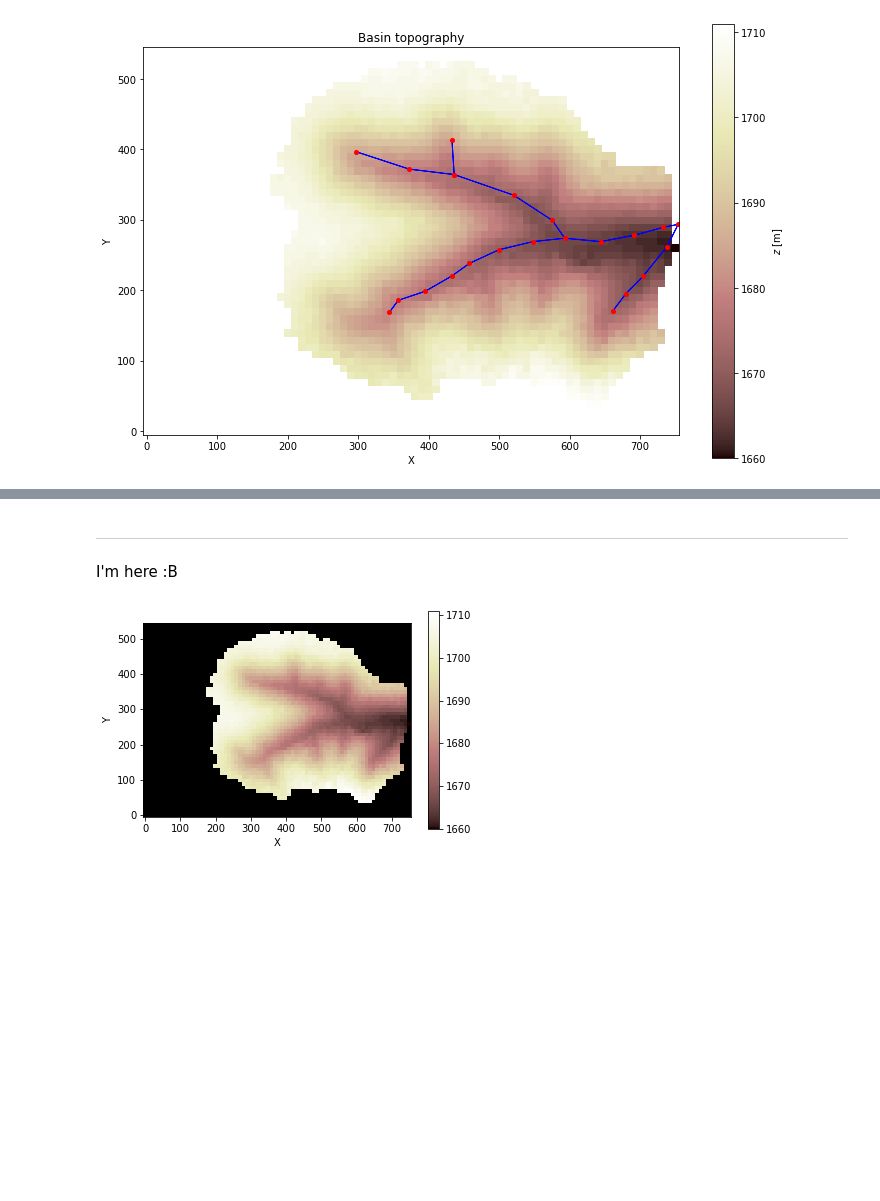
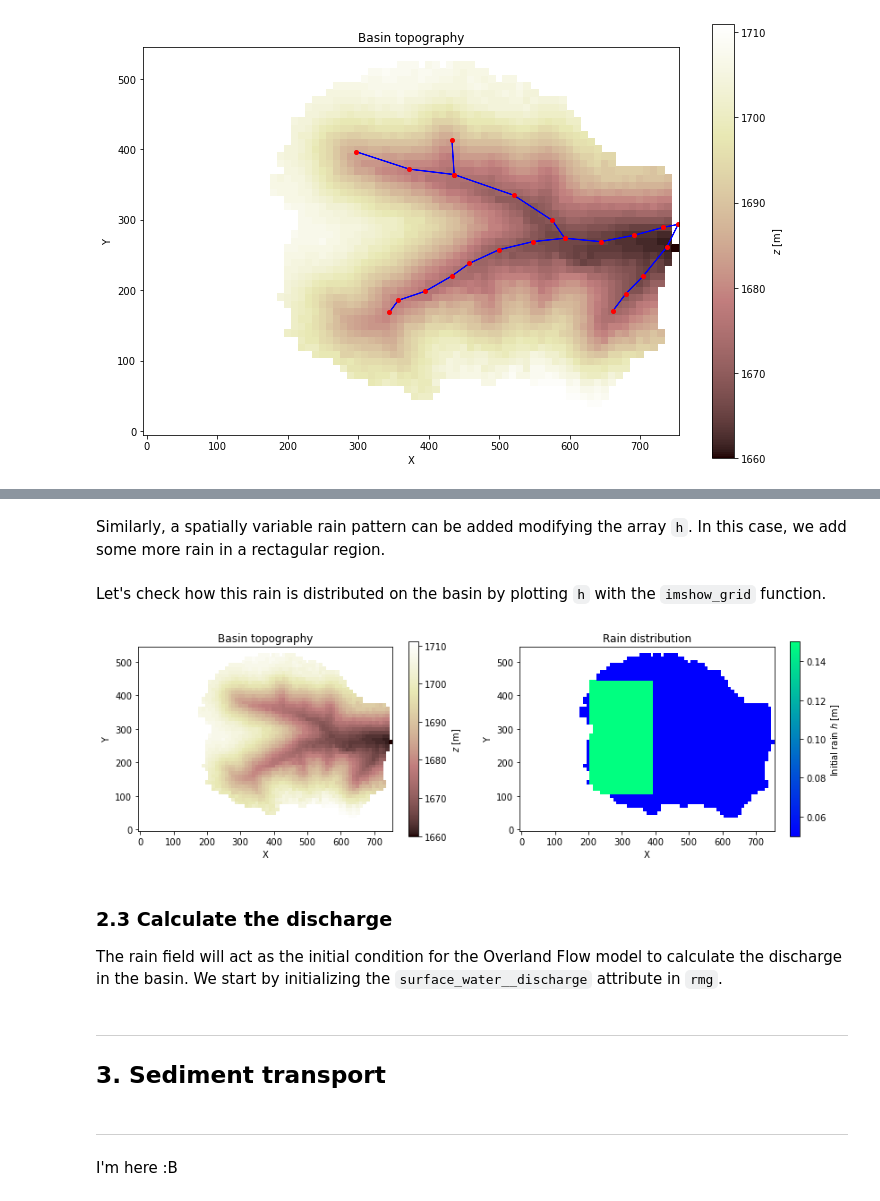
Before and after one commit to espin-2020/fluvial, a Jupyter notebook: fluvial_group.ipynb, the cells around one changed output, grey strips where cells are left out. Cells and saved outputs as stored; diff of their text form; code cells hidden in the pictures; blank space fills up the shorter version.

```diff
--- a/fluvial_group.ipynb
+++ b/fluvial_group.ipynb
@@ -152,0 +163,40 @@ plt.show()
+# %%
+# Initial thin layer of water (m)
+h_init = 0.05
+
+# Start with a dry terrain
+rmg.at_node["surface_water__depth"] = np.zeros(rmg.number_of_nodes)
+
+h = rmg.at_node['surface_water__depth']  # h >> surface water depth
+h += h_init                              #add a little bit of water everywhere
+# %% [markdown]
+Similarly, a spatially variable rain pattern can be added modifying the array `h`. In this case, we add some more rain in a rectagular region.
+# %%
+# Create a list of indexes where to add the rain
+bools = (rmg.node_y > 100)*(rmg.node_y < 450)*(rmg.node_x < 400)*(rmg.node_x > 200)
+
+# Add the rain only to the indexes defined above
+h[bools] = 0.15 #initial water depth m
+# %% [markdown]
+Let's check how this rain is distributed on the basin by plotting `h` with the `imshow_grid` function.
+# %%
+plt.figure(figsize=(14,8))
+plt.subplot(1,2,1)
+imshow_grid(rmg, 'topographic__elevation',\
+            plot_name="Basin topography",\
+            color_for_closed=None,\
+            colorbar_label="$z$ [m]",\
+            output=None,shrink=0.5)
+plt.subplot(1,2,2)
+imshow_grid(rmg, h,\
+            plot_name="Rain distribution",\
+            color_for_closed=None,\
+            colorbar_label="Initial rain $h$ [m]",\
+            cmap="winter",output=None,shrink=0.5)
+plt.show()
+# %% [output]
+[figure, added]
+# %% [markdown]
+### 2.3 Calculate the discharge
+
+The rain field will act as the initial condition for the Overland Flow model to calculate the discharge in the basin. We start by initializing the `surface_water__discharge` attribute in `rmg`.
@@ -153,5 +206,8 @@ plt.show()
+# %% [markdown]
+***
+## 3. Sediment transport
 # %% [markdown]
-***
+****************************
 I'm here :B
 # %%
 # Initial conditions
@@ -161,27 +217,6 @@ g = 9.8  # gravity (m/s^2)
 alpha = 0.7  # time-step factor (nondimensional; from Bates et al., 2010)
 u = 0.4  # constant velocity (m/s, de Almeida et al., 2012)
 elapsed_time = 1.0 #Elapsed time starts at 1 second. This prevents errors when setting our boundary conditions.
-h_init = 0.1 # initial thin layer of water (m)
-
-#Set up rain
-rmg.at_node["surface_water__depth"] = np.zeros(rmg.number_of_nodes)
-h = rmg.at_node['surface_water__depth']
-h+=h_init #add a little bit of water everywhere
-
-#ad a storm
-bools = (rmg.node_y > 100) * (rmg.node_y < 450) * (rmg.node_x < 400) * (rmg.node_x > 200)
-h[bools] = 0.1 #initial water depth m
-
-## Set inital discharge
-rmg.at_node["surface_water__discharge"] = np.zeros(rmg.number_of_nodes)
-
-# Plot 2D domain for network
-# fig = plt.figure(figsize=(10,8))
-# ls = LightSource(azdeg=315, altdeg=45)
-imshow_grid(rmg, 'topographic__elevation')
-# plt.show()
-# %% [output]
-[figure, removed]
 # %%
 nmg_node_topo = np.zeros(new_grid.number_of_nodes) #create empty array holding elevations for network model grid
 nmg_node_h = np.zeros(new_grid.number_of_nodes)
```
Also changed, not shown: parts of 20 cells of this notebook.
